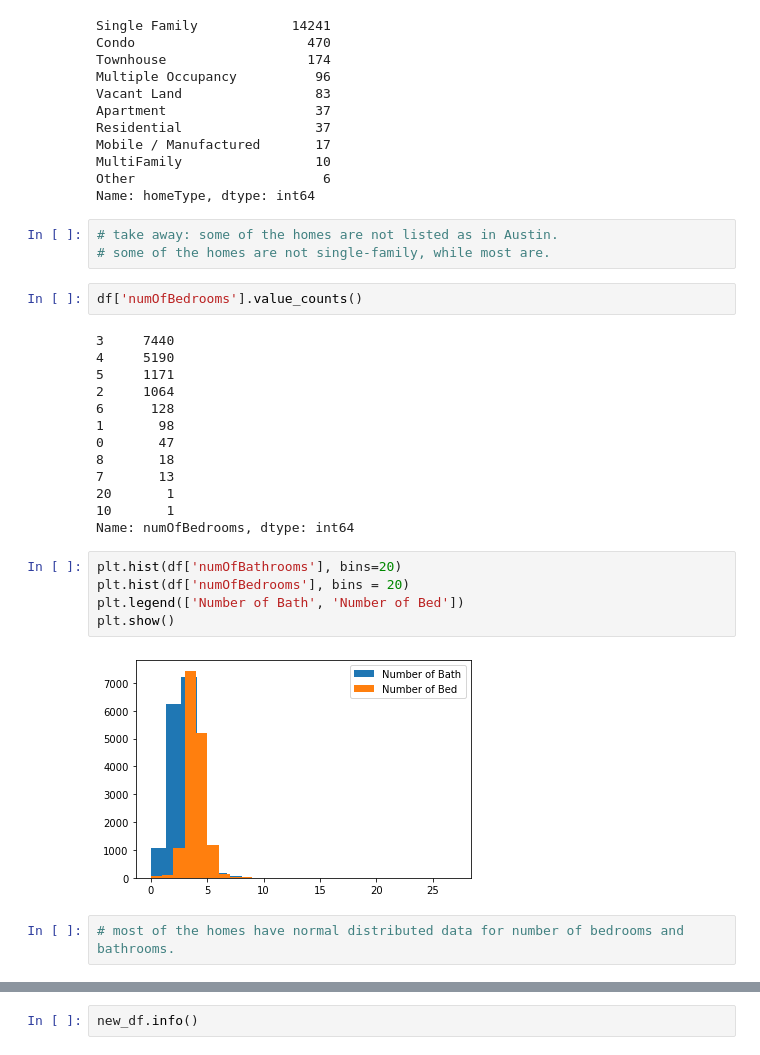
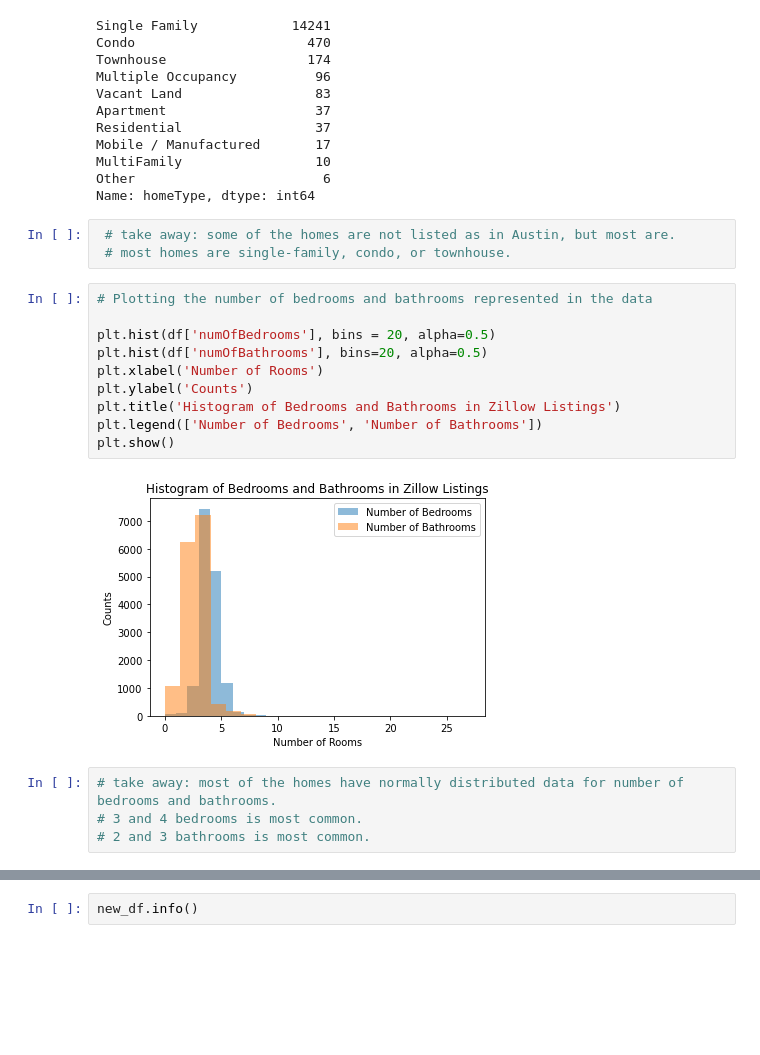
Before and after one commit to sangeetajay/Springboard, a Jupyter notebook: Final_Capstone/1_AH_csv_Data_Wrangling_EDA.ipynb, the cells around one changed output, grey strips where cells are left out. Saved outputs shown, nothing was run; the diff lists cells and outputs as text; blank space fills up the shorter version.

```diff
--- a/Final_Capstone/1_AH_csv_Data_Wrangling_EDA.ipynb
+++ b/Final_Capstone/1_AH_csv_Data_Wrangling_EDA.ipynb
@@ -87,29 +201,21 @@ MultiFamily                 10
 Other                        6
 Name: homeType, dtype: int64
 # %%
-# take away: some of the homes are not listed as in Austin.
-# some of the homes are not single-family, while most are.
+ # take away: some of the homes are not listed as in Austin, but most are.
+ # most homes are single-family, condo, or townhouse.
-# %%
-df['numOfBedrooms'].value_counts()
-# %% [output]
-3     7440
-4     5190
-5     1171
-2     1064
-6      128
-1       98
-0       47
-8       18
-7       13
-20       1
-10       1
-Name: numOfBedrooms, dtype: int64
-# %%
-plt.hist(df['numOfBathrooms'], bins=20)
-plt.hist(df['numOfBedrooms'], bins = 20)
-plt.legend(['Number of Bath', 'Number of Bed'])
-plt.show()
-# %% [output]
-[figure, removed]
+# %%
+# Plotting the number of bedrooms and bathrooms represented in the data
+
+plt.hist(df['numOfBedrooms'], bins = 20, alpha=0.5)
+plt.hist(df['numOfBathrooms'], bins=20, alpha=0.5)
+plt.xlabel('Number of Rooms')
+plt.ylabel('Counts')
+plt.title('Histogram of Bedrooms and Bathrooms in Zillow Listings')
+plt.legend(['Number of Bedrooms', 'Number of Bathrooms'])
+plt.show()
+# %% [output]
+[figure, added]
 # %%
-# most of the homes have normal distributed data for number of bedrooms and bathrooms.
+# take away: most of the homes have normally distributed data for number of bedrooms and bathrooms.
+# 3 and 4 bedrooms is most common.
+# 2 and 3 bathrooms is most common.
```
Also changed, not shown: parts of 40 cells of this notebook.
